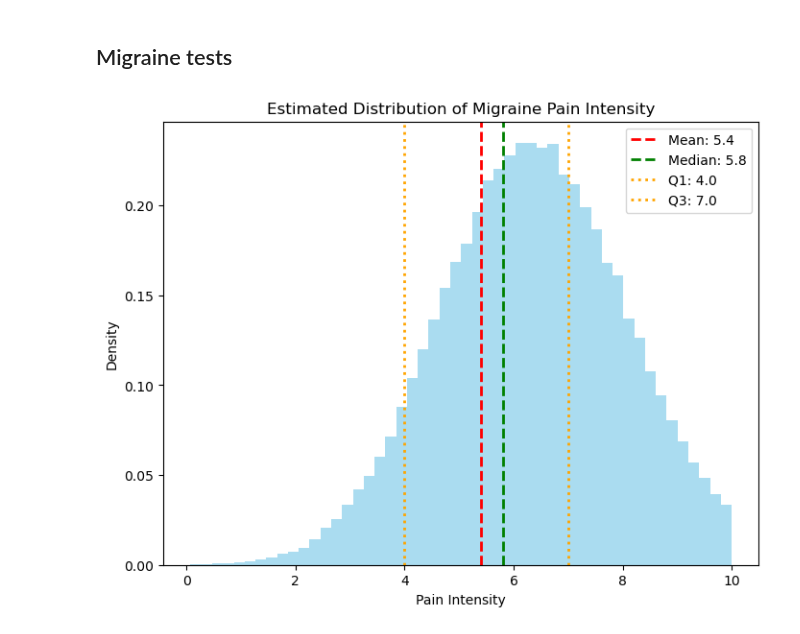
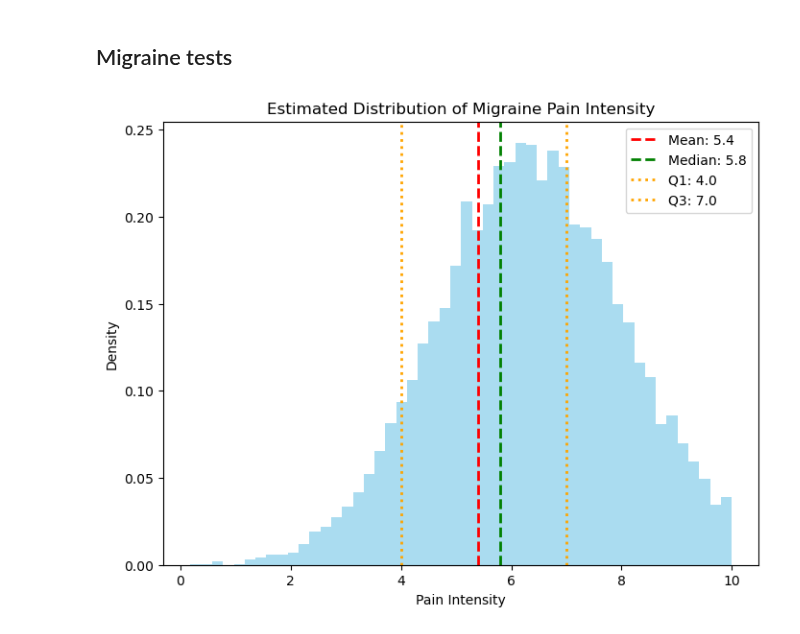
Before and after one commit to aph-research/cluster-headaches, a Jupyter notebook: Cluster headache full model.ipynb, the cells around one changed output. Cells and saved outputs as stored; diff of their text form; code cells hidden in the pictures.

```diff
--- a/Cluster headache full model.ipynb
+++ b/Cluster headache full model.ipynb
@@ -1116,32 +1116,32 @@ q1, q3 = 4.0, 7.0
 
 # Estimate skewness parameter
 a = -4 * (mean - median) / std_dev
 
 # Generate a large sample from the skewed normal distribution
-size = 100000  # Increased sample size
+size = 10000  # Increased sample size
 data = []
 
 while len(data) < size:
     sample = skewnorm.rvs(a, loc=mean, scale=std_dev)
     if 0 <= sample <= 10:
         data.append(sample)
 
 data = np.array(data)
 
 # Plot the distribution
 plt.figure(figsize=(8, 6))
 plt.hist(data, bins=50, density=True, alpha=0.7, color='skyblue')
 plt.xlabel('Pain Intensity')
 plt.ylabel('Density')
 plt.title('Estimated Distribution of Migraine Pain Intensity')
 
 # Add vertical lines for mean, median, and quartiles
 plt.axvline(mean, color='red', linestyle='dashed', linewidth=2, label=f'Mean: {mean}')
 plt.axvline(median, color='green', linestyle='dashed', linewidth=2, label=f'Median: {median}')
 plt.axvline(q1, color='orange', linestyle='dotted', linewidth=2, label=f'Q1: {q1}')
 plt.axvline(q3, color='orange', linestyle='dotted', linewidth=2, label=f'Q3: {q3}')
 
 plt.legend()
 plt.show()
 # %% [output]
-[figure, old version]
+[figure, new version]
```
Also changed, not shown: 2 other files.
